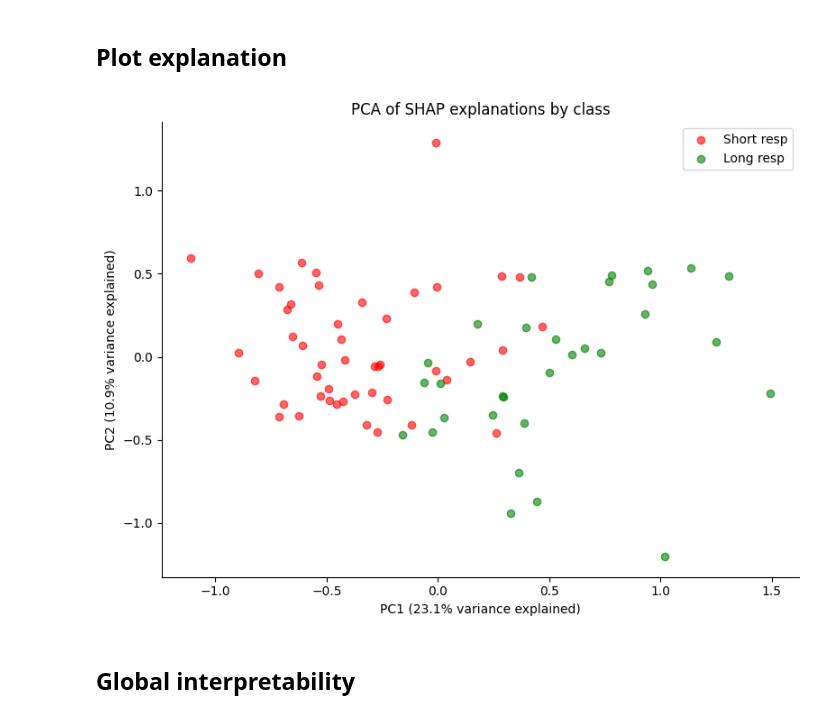
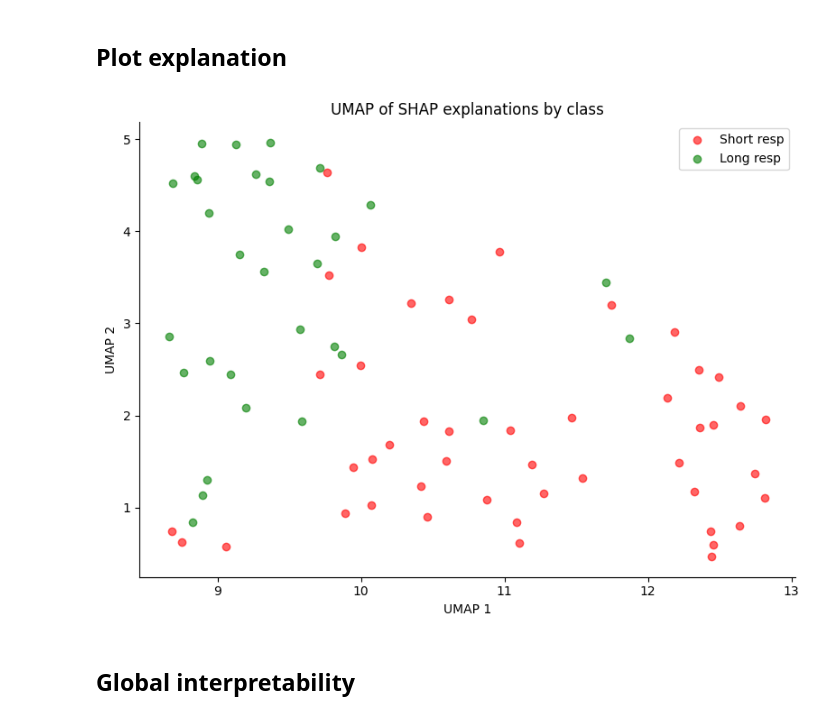
Before and after one commit to dinhhb/modeling_gene_expression, a Jupyter notebook: explanation/5_shap.ipynb, the cells around one changed output. Saved outputs shown, nothing was run; the diff lists cells and outputs as text; code cells hidden in the pictures.

Commit message:
add some shap plot

```diff
--- a/explanation/5_shap.ipynb
+++ b/explanation/5_shap.ipynb
@@ -108,42 +128,42 @@ def plot_shap_reduction(sv_2d, y_arr, method_name="PCA", var=None):
     else:
         ax.set_xlabel(f"{method_name} 1")
         ax.set_ylabel(f"{method_name} 2")
 
     ax.set_title(f"{method_name} of SHAP explanations by class")
     ax.legend()
     ax.spines[["top", "right"]].set_visible(False)
     plt.tight_layout()
     plt.show()
 
 y_arr = np.array(y)
 
 # For multiclass SHAP, values are (n_samples, n_features, n_classes) — flatten to 2D
 if BINARY_PFS:
     sv_input = shap_values.values                              # already (n_samples, n_features)
 else:
     sv_input = shap_values.values.reshape(len(y_arr), -1)     # (n_samples, n_features * n_classes)
 
-# PCA — pass explained variance
-pca = PCA(n_components=2)
-sv_2d = pca.fit_transform(sv_input)
-plot_shap_reduction(sv_2d, y_arr, method_name="PCA", var=pca.explained_variance_ratio_)
+# # PCA — pass explained variance
+# pca = PCA(n_components=2)
+# sv_2d = pca.fit_transform(sv_input)
+# plot_shap_reduction(sv_2d, y_arr, method_name="PCA", var=pca.explained_variance_ratio_)
 
 # # t-SNE
 # tsne = TSNE(n_components=2, perplexity=20, random_state=42)
 # sv_2d = tsne.fit_transform(sv_input)
 # plot_shap_reduction(sv_2d, y_arr, method_name="t-SNE")
 
-# # UMAP
-# u_map = umap.UMAP(n_components=2, random_state=42)
-# sv_2d = u_map.fit_transform(sv_input)
-# plot_shap_reduction(sv_2d, y_arr, method_name="UMAP")
+# UMAP
+u_map = umap.UMAP(n_components=2, random_state=42)
+sv_2d = u_map.fit_transform(sv_input)
+plot_shap_reduction(sv_2d, y_arr, method_name="UMAP")
 
 # # PaCMAP
 # pac_map = pacmap.PaCMAP(n_components=2, random_state=42)
 # sv_2d = pac_map.fit_transform(sv_input)
 # plot_shap_reduction(sv_2d, y_arr, method_name="PaCMAP")
 # %% [output]
-[figure, old version]
+[figure, new version]
 # %% [markdown]
 ## Global interpretability
 # %%
```
Also changed, not shown: parts of 8 cells of this notebook, 1 other file.
